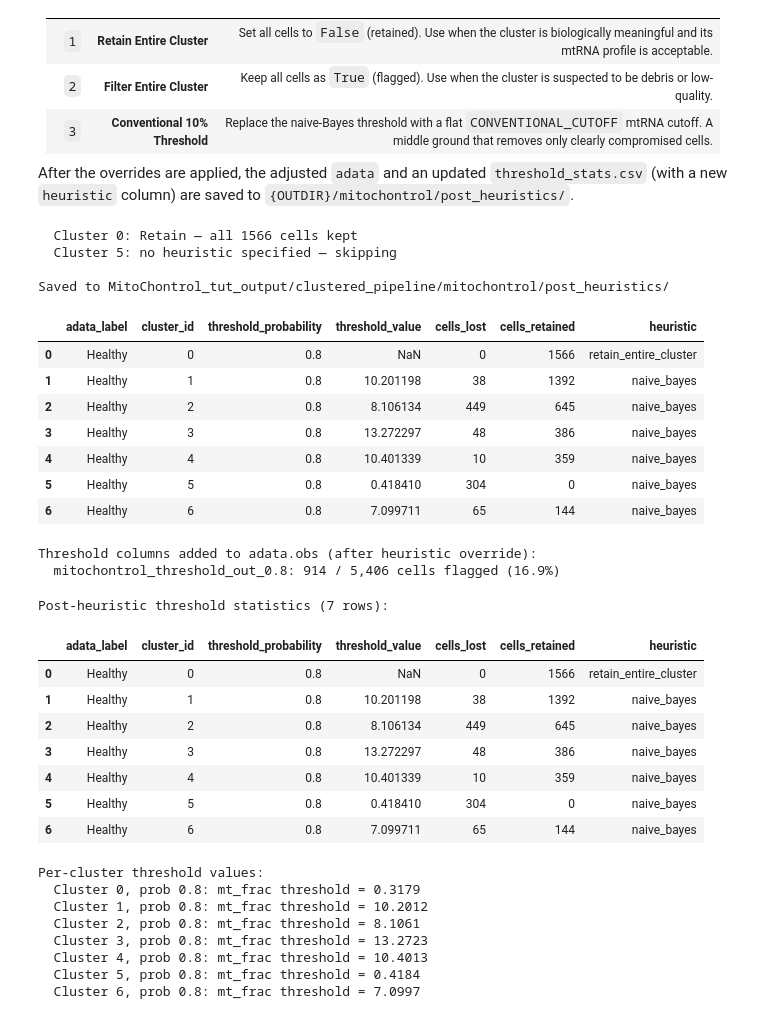
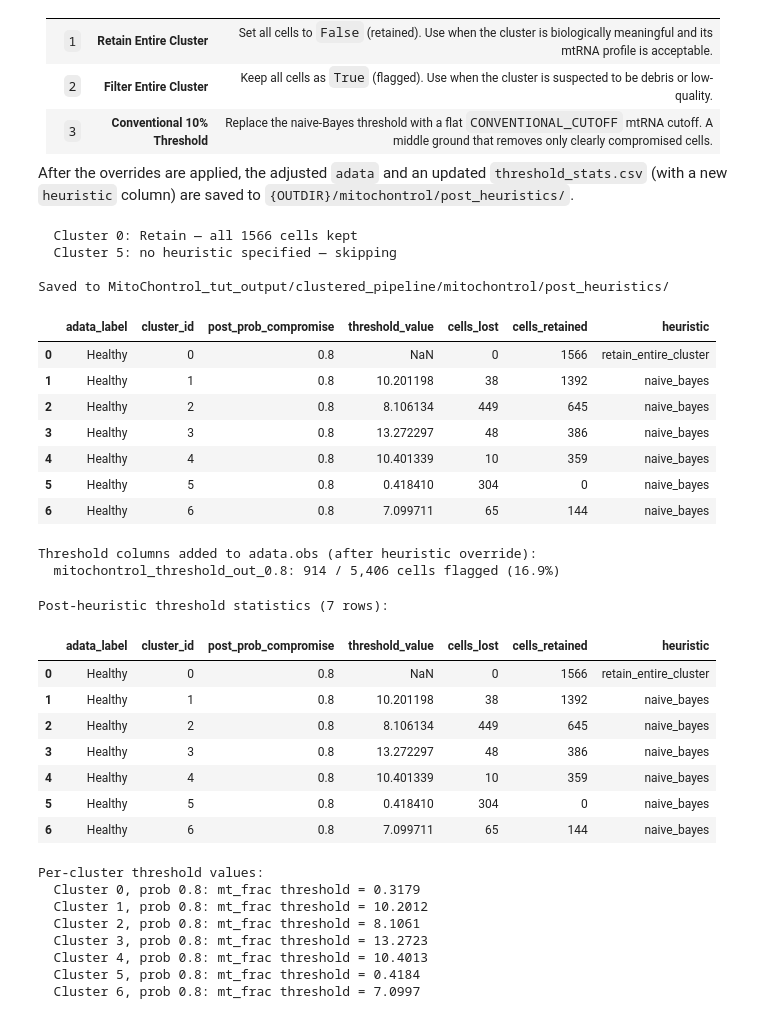
Before and after one commit to uttamLab/mitochontrol, a Jupyter notebook: MitoChontrol_tut.ipynb, the cells around one changed output. Cells and saved outputs as stored; diff of their text form; code cells hidden in the pictures.

```diff
--- a/MitoChontrol_tut.ipynb
+++ b/MitoChontrol_tut.ipynb
@@ -378,7 +378,7 @@ for _, row in check_clusters.iterrows():
         print(f"  Cluster {cid}: no heuristic specified — skipping")
         continue
 
-    prob = row["threshold_probability"]
+    prob = row["post_prob_compromise"]
     col = f"mitochontrol_threshold_out_{prob:g}"
     mask = adata_thresholded.obs["leiden"] == cid
     n_total = int(mask.sum())
@@ -402,34 +402,34 @@ for _, row in check_clusters.iterrows():
         cells_retained = n_total - cells_lost
         new_thresh = CONVENTIONAL_CUTOFF
         print(
             f"  Cluster {cid}: {CONVENTIONAL_CUTOFF:g}% cutoff — "
             f"{cells_lost}/{n_total} flagged, {cells_retained} retained"
         )
     else:
         print(f"  Cluster {cid}: unknown heuristic {choice} — skipping")
         continue
 
     idx = updated_stats[
         updated_stats["cluster_id"].astype(str) == cid
     ].index
     updated_stats.loc[idx, "threshold_value"] = new_thresh
     updated_stats.loc[idx, "cells_lost"] = cells_lost
     updated_stats.loc[idx, "cells_retained"] = cells_retained
     updated_stats.loc[idx, "heuristic"] = HEURISTIC_LABELS[choice]
 
 post_dir = OUTDIR_A / "mitochontrol" / "post_heuristics"
 post_dir.mkdir(parents=True, exist_ok=True)
 adata_thresholded.write(post_dir / f"{SAMPLE_LABEL}.h5ad")
 updated_stats.to_csv(post_dir / "threshold_stats.csv", index=False)
 
 print(f"\nSaved to {post_dir}/")
 display(updated_stats)
 # %% [output]
   Cluster 0: Retain — all 1566 cells kept
   Cluster 5: no heuristic specified — skipping
 
 Saved to MitoChontrol_tut_output/clustered_pipeline/mitochontrol/post_heuristics/
-|  | adata_label | cluster_id | threshold_probability | threshold_value | cells_lost | cells_retained | heuristic |
+|  | adata_label | cluster_id | post_prob_compromise | threshold_value | cells_lost | cells_retained | heuristic |
 | 0 | Healthy | 0 | 0.8 | NaN | 0 | 1566 | retain_entire_cluster |
 | 1 | Healthy | 1 | 0.8 | 10.201198 | 38 | 1392 | naive_bayes |
 | 2 | Healthy | 2 | 0.8 | 8.106134 | 449 | 645 | naive_bayes |
@@ -452,7 +452,7 @@ print(f"Post-heuristic threshold statistics ({len(updated_stats)} rows):")
 updated_stats
 # %% [output]
 Post-heuristic threshold statistics (7 rows):
-|  | adata_label | cluster_id | threshold_probability | threshold_value | cells_lost | cells_retained | heuristic |
+|  | adata_label | cluster_id | post_prob_compromise | threshold_value | cells_lost | cells_retained | heuristic |
 | 0 | Healthy | 0 | 0.8 | NaN | 0 | 1566 | retain_entire_cluster |
 | 1 | Healthy | 1 | 0.8 | 10.201198 | 38 | 1392 | naive_bayes |
 | 2 | Healthy | 2 | 0.8 | 8.106134 | 449 | 645 | naive_bayes |
```
Also changed, not shown: parts of 3 cells of this notebook, 7 other files.
